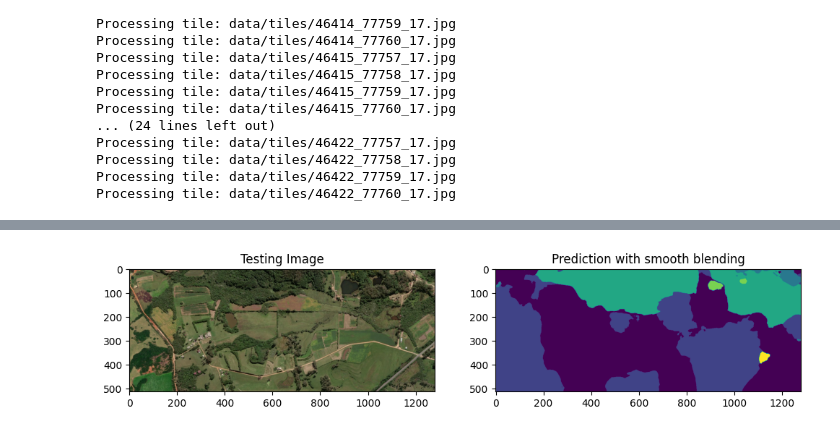
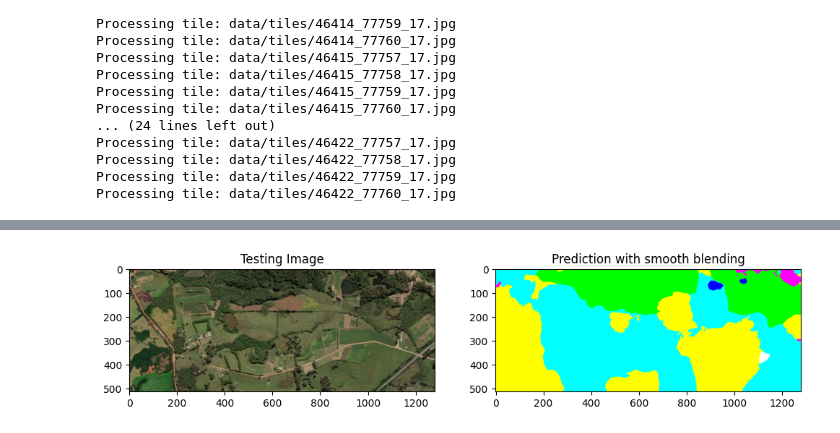
Before and after one commit to lcsferreira/landcover-semantic-segmentation, a Jupyter notebook: kaggle.ipynb, the cells around one changed output, grey strips where cells are left out. Drawn from its saved outputs; the diff is of its cells as text; code cells hidden in the pictures.

Commit message:
run: add model prediction on image

```diff
--- a/kaggle.ipynb
+++ b/kaggle.ipynb
@@ -533,6 +514,7 @@ plt.imshow(temp_img[:,:,2])
 import os
 import torch
 # DEVICE = CUDA
+DEVICE = torch.device("cuda" if torch.cuda.is_available() else "cpu")
 # load best saved model checkpoint from the current run
 if os.path.exists('best_model_v4.pth'):
     best_model = torch.load('best_model_v4.pth', map_location=DEVICE)
@@ -629,23 +602,31 @@ predictions_smooth = predict_img_with_smooth_windowing(
 # %%
 final_prediction = np.argmax(predictions_smooth, axis=2)
+# %%
+from matplotlib import colors
+from matplotlib.colors import ListedColormap
+# make a color map of fixed colors
+cmap = colors.ListedColormap(['cyan', 'yellow', 'magenta', 'green', 'blue', 'white', 'black'])
+bounds=[0,1,2,3,4,5,6,7]
+norm = colors.BoundaryNorm(bounds, cmap.N)
 # %%
 #Save prediction and original mask for comparison
-plt.imsave('pred_segmented_deepglobe_v4.png', final_prediction)
+# plt.imsave('pred_segmented_deepglobe_v4.png', final_prediction)
 # plt.imsave('test_deepglobe/N-34-66-C-c-4-3.tif_mask.jpg', original_mask)
+final_prediction = colour_code_segmentation(final_prediction, select_class_rgb_values)
 ###################
 input_image = 'tcc_image.jfif'
 image = Image.open(input_image)
 
 plt.figure(figsize=(12, 12))
 plt.subplot(221)
 plt.title('Testing Image')
 plt.imshow(image)
 plt.subplot(222)
 # plt.title('Testing Label')
 # plt.imshow(original_mask)
 # plt.subplot(223)
 plt.title('Prediction with smooth blending')
-plt.imshow(final_prediction)
+plt.imshow(final_prediction, cmap=cmap, norm=norm)
 plt.show()
 # %% [output]
-[figure, old version]
+[figure, new version]
```
Also changed, not shown: parts of 9 cells of this notebook.
